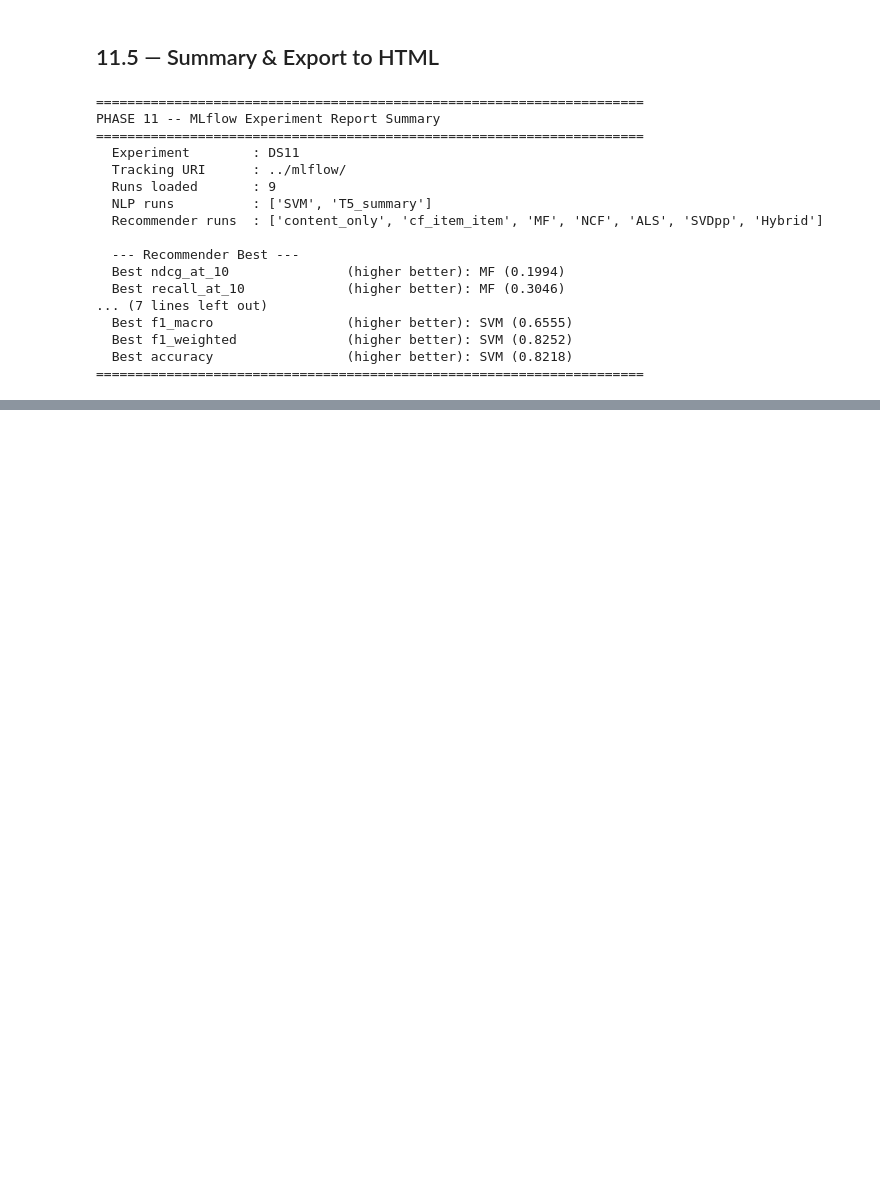
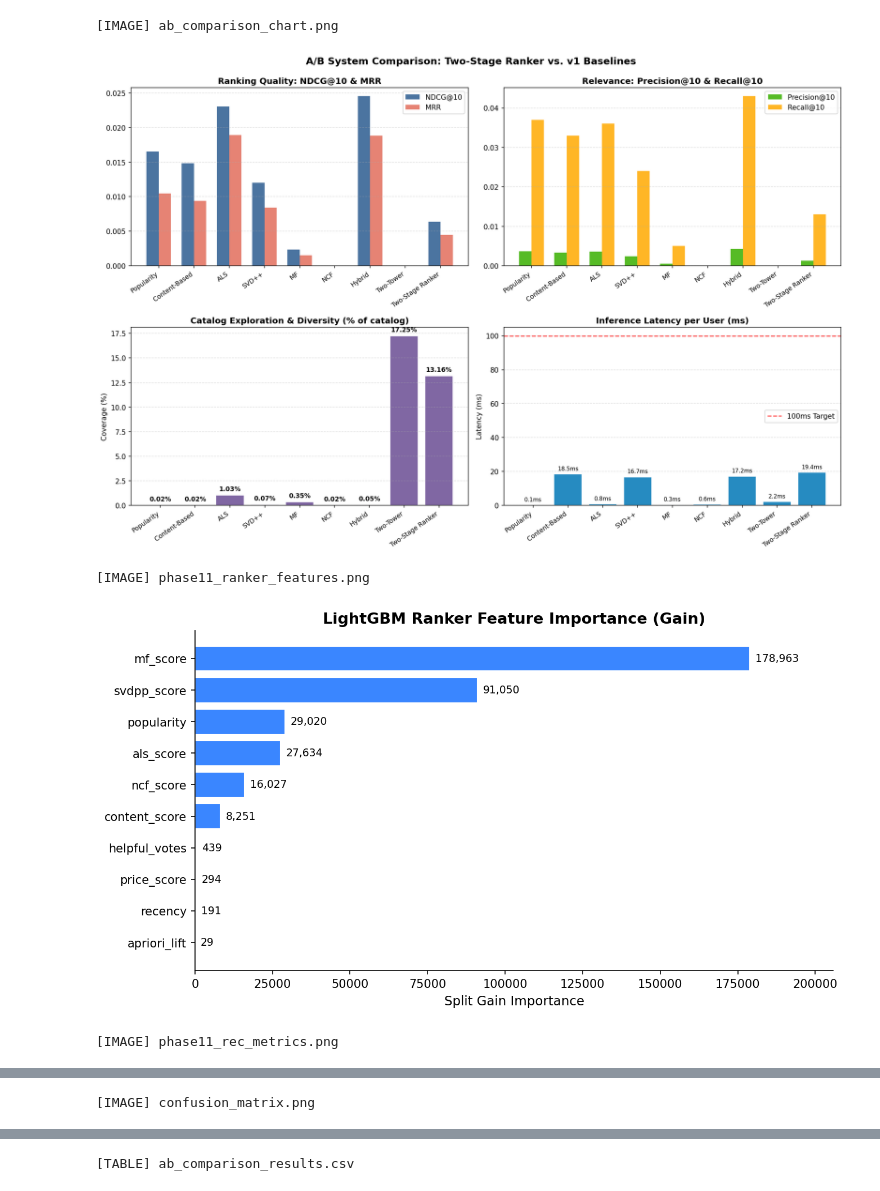
Before and after one commit to warutkm/rs, a Jupyter notebook: src/11_mlflow_report.ipynb, the cells around one changed output, grey strips where cells are left out. Saved outputs shown, nothing was run; the diff lists cells and outputs as text; code cells hidden in the pictures; blank space fills up the shorter version.

```diff
--- a/src/11_mlflow_report.ipynb
+++ b/src/11_mlflow_report.ipynb
@@ -697,50 +412,25 @@ B0066TUXU6,i love hulu and can t live without it anymore lol use it everyday whe
-# %% [markdown]
-## 11.5 — Summary & Export to HTML
-# %%
-# --- Final summary printout ------------------------------------------------
-print('=' * 70)
-print('PHASE 11 -- MLflow Experiment Report Summary')
-print('=' * 70)
-print(f'  Experiment        : {EXPERIMENT_NAME}')
-print(f'  Tracking URI      : {MLFLOW_URI}')
-print(f'  Runs loaded       : {len(runs_df)}')
-print(f'  NLP runs          : {NLP_RUNS}')
-print(f'  Recommender runs  : {RECOMMENDER_RUNS}')
-
-print('\n  --- Recommender Best ---')
-for col in rec_df.columns:
-    num = pd.to_numeric(rec_df[col], errors='coerce')
-    if num.notna().any():
-        higher   = not any(k in col.lower() for k in ['rmse', 'loss', 'error'])
-        best_idx = num.idxmax() if higher else num.idxmin()
-        arrow    = '(higher better)' if higher else '(lower better)'
-        print(f'  Best {col:<24} {arrow}: {best_idx} ({num[best_idx]:.4f})')
-
-print('\n  --- NLP Best ---')
-for col in nlp_df.columns:
-    num = pd.to_numeric(nlp_df[col], errors='coerce')
-    if num.notna().any():
-        higher   = not any(k in col.lower() for k in ['rmse', 'loss', 'error', 'skipped'])
-        best_idx = num.idxmax() if higher else num.idxmin()
-        arrow    = '(higher better)' if higher else '(lower better)'
-        print(f'  Best {col:<24} {arrow}: {best_idx} ({num[best_idx]:.4f})')
-
-print('=' * 70)
-# %% [output]
-======================================================================
-PHASE 11 -- MLflow Experiment Report Summary
-======================================================================
-  Experiment        : DS11
-  Tracking URI      : ../mlflow/
-  Runs loaded       : 9
-  NLP runs          : ['SVM', 'T5_summary']
-  Recommender runs  : ['content_only', 'cf_item_item', 'MF', 'NCF', 'ALS', 'SVDpp', 'Hybrid']
-
-  --- Recommender Best ---
-  Best ndcg_at_10               (higher better): MF (0.1994)
-  Best recall_at_10             (higher better): MF (0.3046)
-... (7 lines left out)
-  Best f1_macro                 (higher better): SVM (0.6555)
-  Best f1_weighted              (higher better): SVM (0.8252)
-  Best accuracy                 (higher better): SVM (0.8218)
-======================================================================
+# %%
+# Inline display of key artifacts
+key_images = [
+    OUTPUTS_DIR / 'ab_comparison_chart.png',
+    OUTPUTS_DIR / 'phase11_ranker_features.png',
+    OUTPUTS_DIR / 'phase11_rec_metrics.png',
+    OUTPUTS_DIR / 'confusion_matrix.png',
+]
+
+for p in key_images:
+    if p.exists():
+        print(f"\n[IMAGE] {p.name}")
+        display(Image(filename=str(p), width=750))
+
+# Display top of A/B comparison CSV
+ab_csv = OUTPUTS_DIR / 'ab_comparison_results.csv'
+if ab_csv.exists():
+    print(f"\n[TABLE] {ab_csv.name}")
+    display(pd.read_csv(ab_csv))
+# %% [output]
+[IMAGE] ab_comparison_chart.png
+[figure, added]
+[IMAGE] phase11_ranker_features.png
+[figure, added]
+[IMAGE] phase11_rec_metrics.png
@@ -746,0 +438 @@ PHASE 11 -- MLflow Experiment Report Summary
+[IMAGE] confusion_matrix.png
@@ -746,0 +440 @@ PHASE 11 -- MLflow Experiment Report Summary
+[TABLE] ab_comparison_results.csv
```
Also changed, not shown: parts of 19 cells of this notebook, 10 other files.
